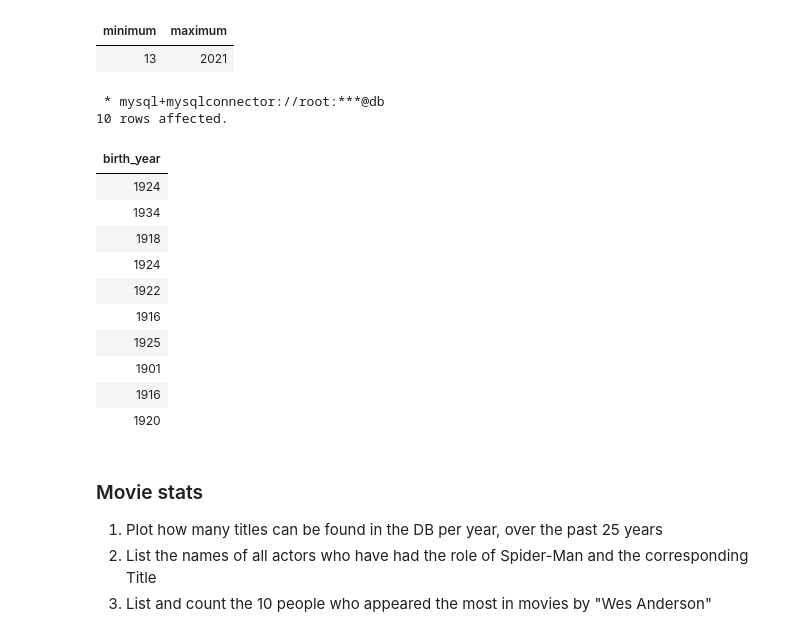
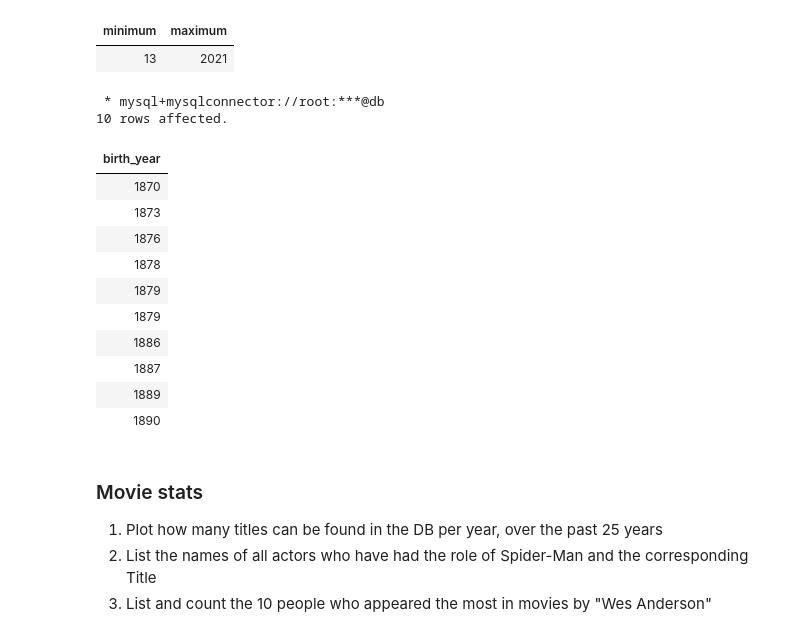
Before and after one commit to EmanueleCoradin/MAPD, a Jupyter notebook: mysql/notebooks/MySQL.ipynb, the cells around one changed output. Drawn from its saved outputs; the diff is of its cells as text; code cells hidden in the pictures.

```diff
--- a/mysql/notebooks/MySQL.ipynb
+++ b/mysql/notebooks/MySQL.ipynb
@@ -1484,21 +1572,22 @@ from Names_;
 # %%
 %%sql
 # B.2
 select birth_year
 from Names_
-where birth_year>=1850
+where birth_year between 1850 and 2005
+order by birth_year asc
 limit 10;
 # %% [output]
  * mysql+mysqlconnector://root:***@db
 10 rows affected.
 | birth_year |
-| 1924 |
-| 1934 |
-| 1918 |
-| 1924 |
-| 1922 |
-| 1916 |
-| 1925 |
-| 1901 |
-| 1916 |
-| 1920 |
+| 1870 |
+| 1873 |
+| 1876 |
+| 1878 |
+| 1879 |
+| 1879 |
+| 1886 |
+| 1887 |
+| 1889 |
+| 1890 |
```
Also changed, not shown: parts of 15 cells of this notebook, 3 other files.
